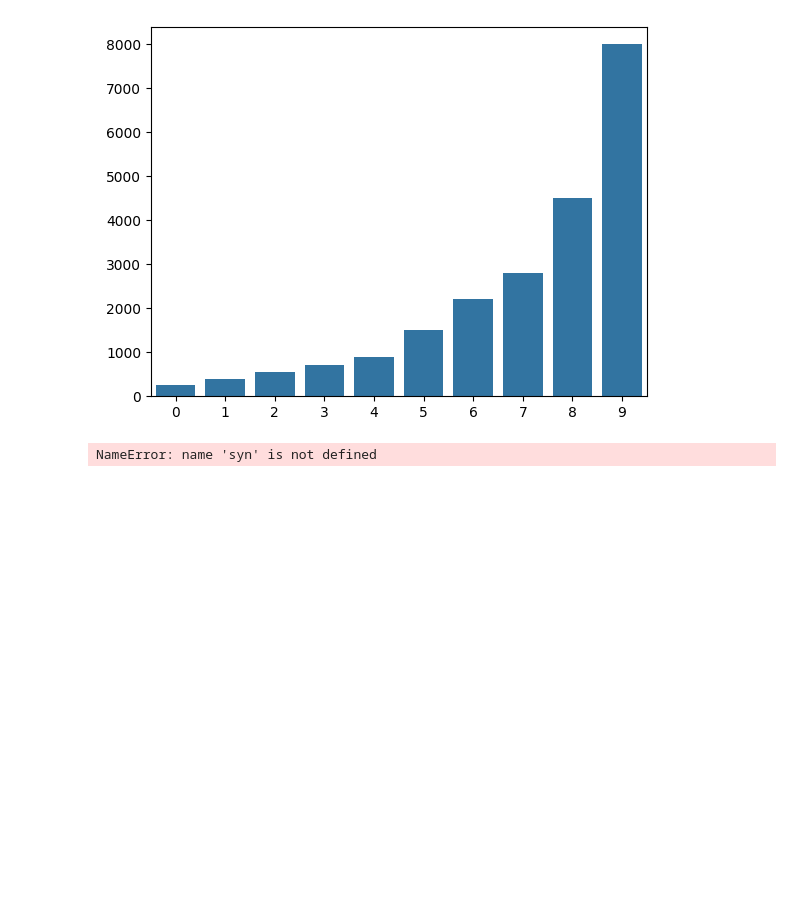
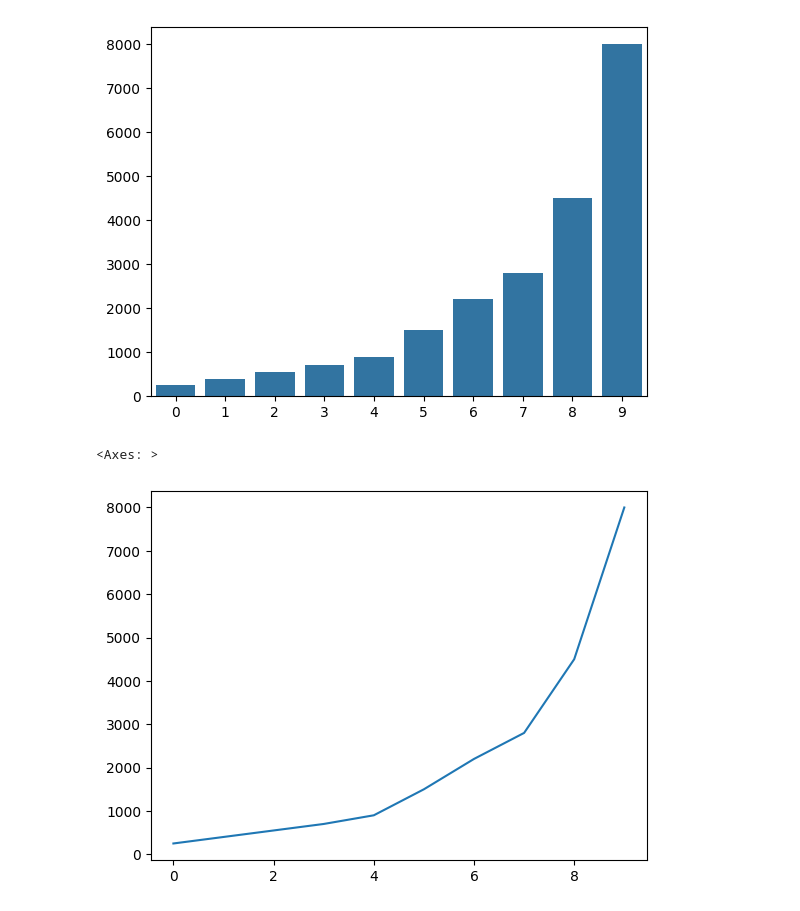
Before and after one commit to AbhishekDhaka9/Data_Science_concepts, a Jupyter notebook: seaborn.ipynb, the cells around one changed output. Cells and saved outputs as stored; diff of their text form; code cells hidden in the pictures; blank space fills up the shorter version.

```diff
--- a/seaborn.ipynb
+++ b/seaborn.ipynb
@@ -10,6 +10,7 @@ syn.barplot(kohli)
 <Axes: >
 [figure]
 # %%
-syn.lineplot(years,kohli)
+syn.lineplot(kohli)
 # %% [output]
-NameError: name 'syn' is not defined
+<Axes: >
+[figure, added]
```
Also changed, not shown: parts of 1 cell of this notebook.
